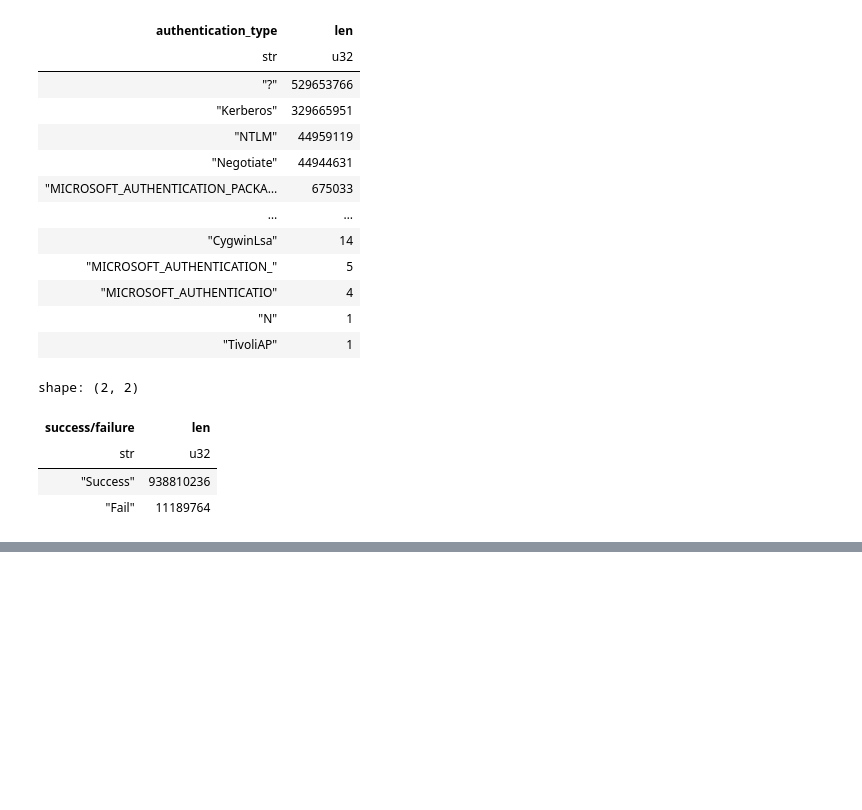
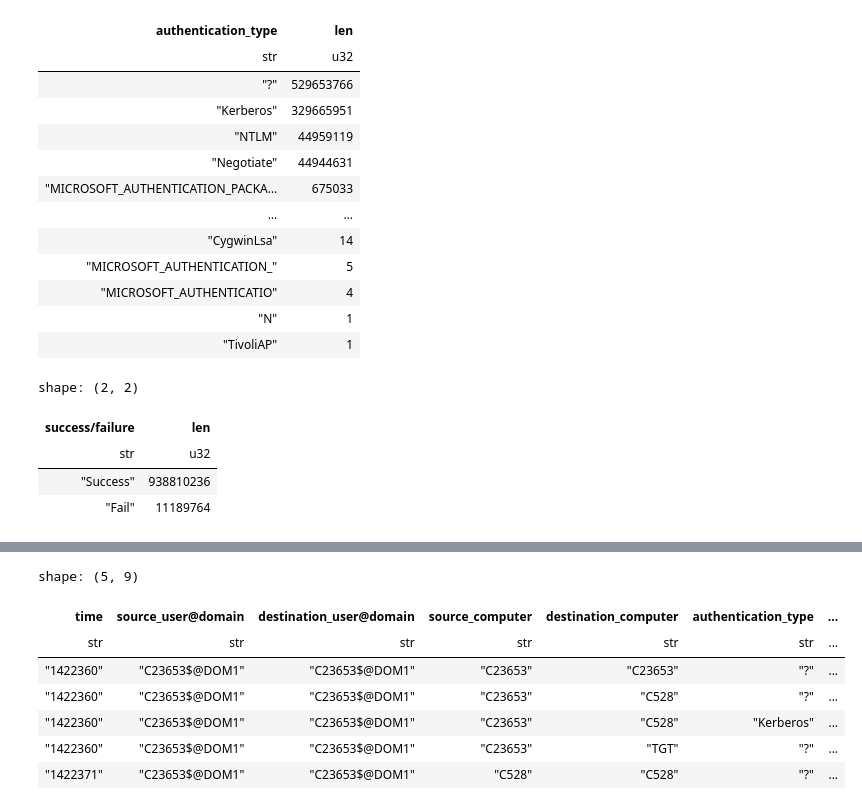
Before and after one commit to adam-broomhead/cybersecurity_thesis, a Jupyter notebook: notebooks/Imports and EDA/test.ipynb, the cells around one changed output, grey strips where cells are left out. Cells and saved outputs as stored; diff of their text form; code cells hidden in the pictures; blank space fills up the shorter version.

```diff
--- a/notebooks/Imports and EDA/test.ipynb
+++ b/notebooks/Imports and EDA/test.ipynb
@@ -133,0 +162,2 @@ shape: (2, 2)
+# %%
+human_users = [u[0] for u in source_users.rows() if '$' not in u[0]]
@@ -133,0 +305,12 @@ shape: (2, 2)
+# %%
+# Example of multiple requests in the same window
+_.head()
+# %% [output]
+shape: (5, 9)
+| time | source_user@domain | destination_user@domain | source_computer | destination_computer | authentication_type | ... |
+| str | str | str | str | str | str | ... |
+| "1422360" | "C23653$@DOM1" | "C23653$@DOM1" | "C23653" | "C23653" | "?" | ... |
+| "1422360" | "C23653$@DOM1" | "C23653$@DOM1" | "C23653" | "C528" | "?" | ... |
+| "1422360" | "C23653$@DOM1" | "C23653$@DOM1" | "C23653" | "C528" | "Kerberos" | ... |
+| "1422360" | "C23653$@DOM1" | "C23653$@DOM1" | "C23653" | "TGT" | "?" | ... |
+| "1422371" | "C23653$@DOM1" | "C23653$@DOM1" | "C528" | "C528" | "?" | ... |
```
Also changed, not shown: parts of 22 cells of this notebook.
